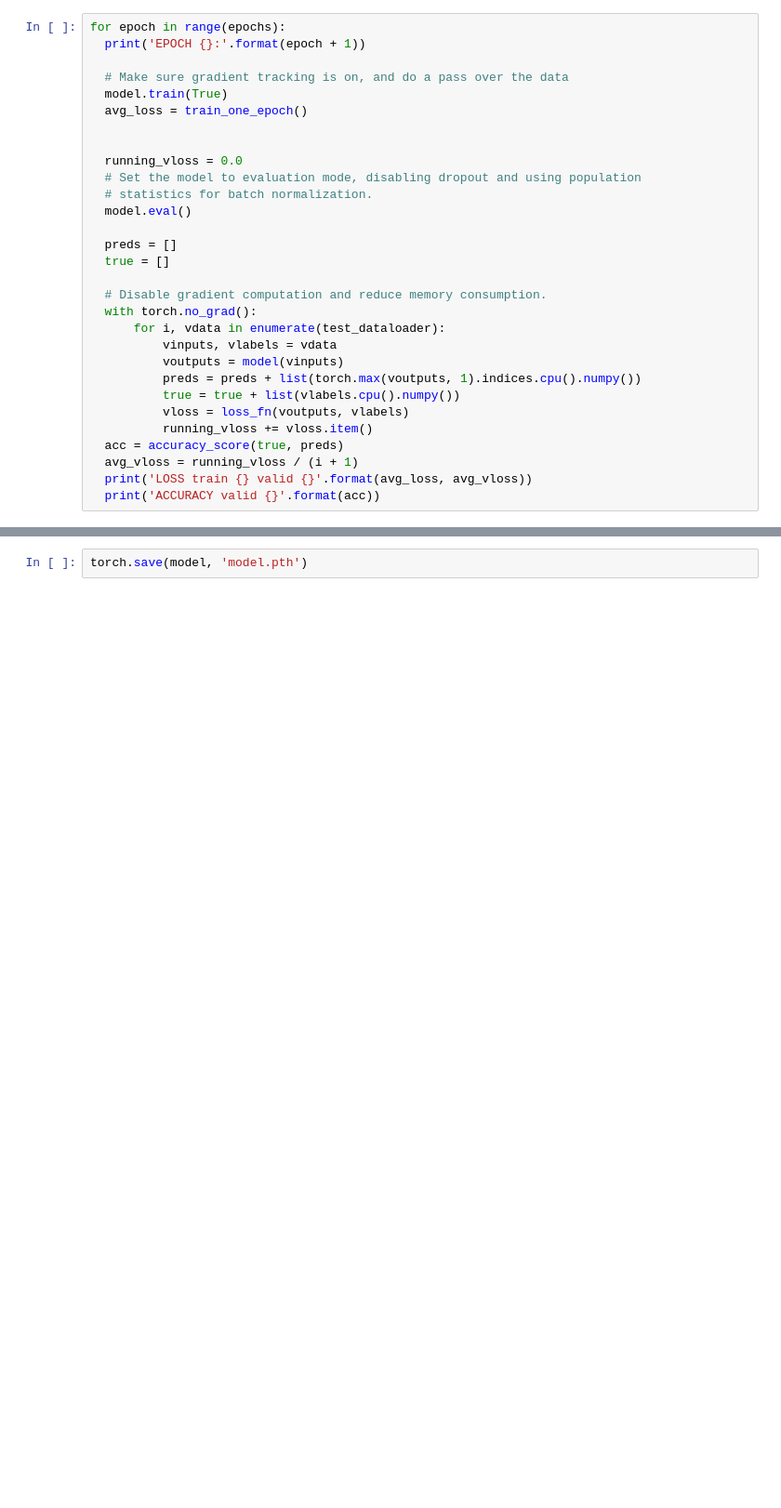
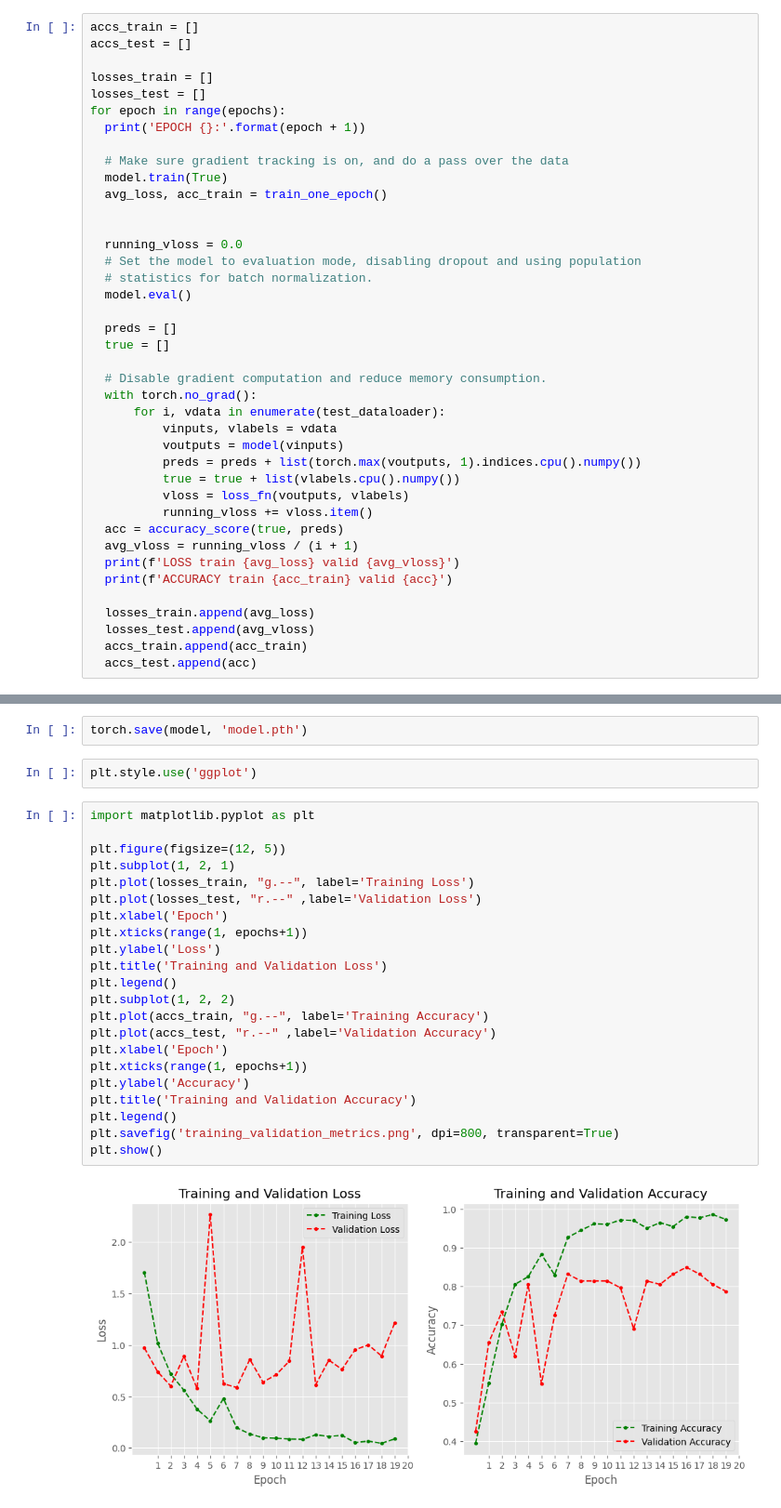
Before and after one commit to abdul-haseeb123/model-deployment, a Jupyter notebook: notebook.ipynb, the cells around one changed output, grey strips where cells are left out. Shown: that part at 93% size. Cells and saved outputs as stored; diff of their text form; blank space fills up the shorter version.

```diff
--- a/notebook.ipynb
+++ b/notebook.ipynb
@@ -148,10 +153,15 @@ def train_one_epoch():
 # %%
+accs_train = []
+accs_test = []
+
+losses_train = []
+losses_test = []
 for epoch in range(epochs):
   print('EPOCH {}:'.format(epoch + 1))
 
   # Make sure gradient tracking is on, and do a pass over the data
   model.train(True)
-  avg_loss = train_one_epoch()
+  avg_loss, acc_train = train_one_epoch()
 
 
   running_vloss = 0.0
@@ -173,7 +183,12 @@ for epoch in range(epochs):
           running_vloss += vloss.item()
   acc = accuracy_score(true, preds)
   avg_vloss = running_vloss / (i + 1)
-  print('LOSS train {} valid {}'.format(avg_loss, avg_vloss))
-  print('ACCURACY valid {}'.format(acc))
+  print(f'LOSS train {avg_loss} valid {avg_vloss}')
+  print(f'ACCURACY train {acc_train} valid {acc}')
+
+  losses_train.append(avg_loss)
+  losses_test.append(avg_vloss)
+  accs_train.append(acc_train)
+  accs_test.append(acc)
 # %% [output]
 EPOCH 1:
@@ -196,2 +229,28 @@ ACCURACY valid 0.7964601769911505
 # %%
 torch.save(model, 'model.pth')
+# %%
+plt.style.use('ggplot')
+# %%
+import matplotlib.pyplot as plt
+
+plt.figure(figsize=(12, 5))
+plt.subplot(1, 2, 1)
+plt.plot(losses_train, "g.--", label='Training Loss')
+plt.plot(losses_test, "r.--" ,label='Validation Loss')
+plt.xlabel('Epoch')
+plt.xticks(range(1, epochs+1))
+plt.ylabel('Loss')
+plt.title('Training and Validation Loss')
+plt.legend()
+plt.subplot(1, 2, 2)
+plt.plot(accs_train, "g.--", label='Training Accuracy')
+plt.plot(accs_test, "r.--" ,label='Validation Accuracy')
+plt.xlabel('Epoch')
+plt.xticks(range(1, epochs+1))
+plt.ylabel('Accuracy')
+plt.title('Training and Validation Accuracy')
+plt.legend()
+plt.savefig('training_validation_metrics.png', dpi=800, transparent=True)
+plt.show()
+# %% [output]
+[figure, added]
```
Also changed, not shown: parts of 4 cells of this notebook, 4 other files.
